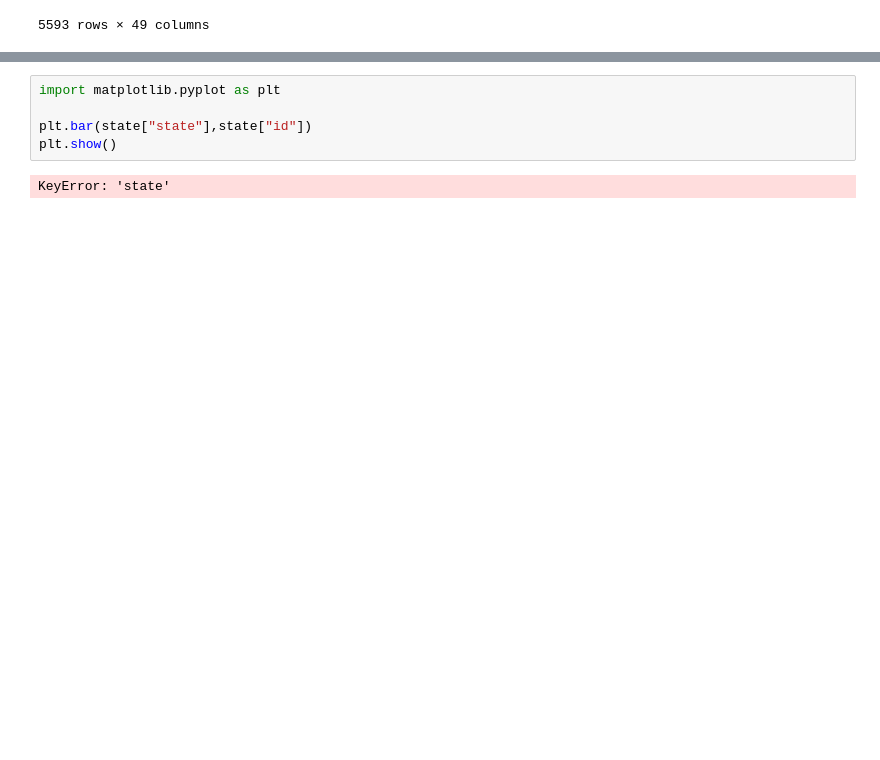
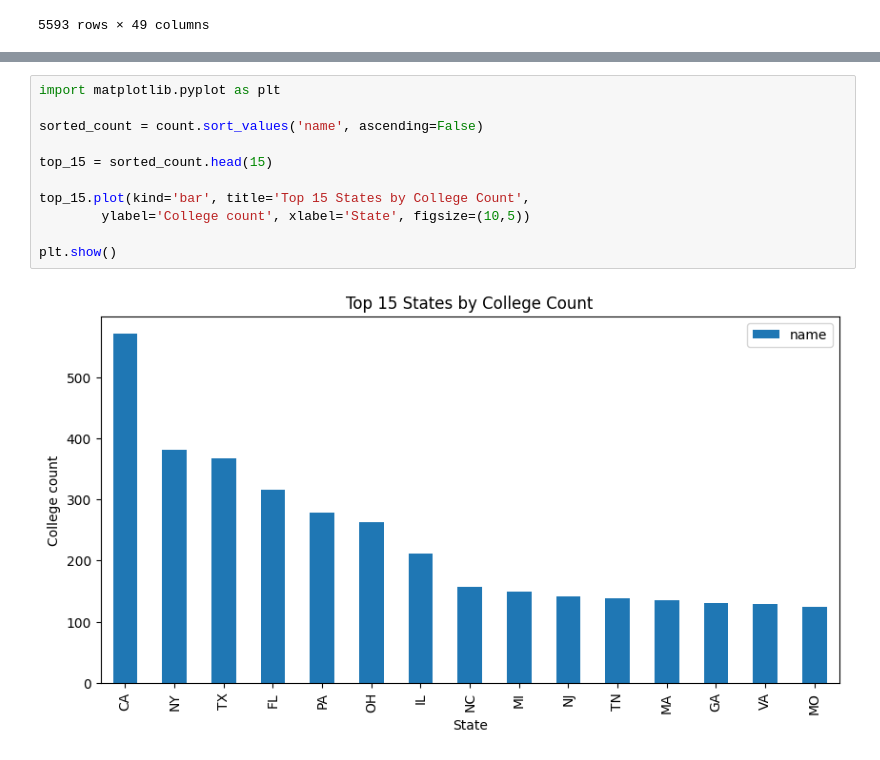
Before and after one commit to Wook22/Education_Institution_Data_Analysis, a Jupyter notebook: majors by state.ipynb, the cells around one changed output, grey strips where cells are left out. Drawn from its saved outputs; the diff is of its cells as text; blank space fills up the shorter version.

Commit message:
majors and colleges by state

```diff
--- a/test.ipynb
+++ b/majors by state.ipynb
@@ -172,7 +168,13 @@ WY       10
-# %%
-import matplotlib.pyplot as plt
-
-plt.bar(state["state"],state["id"])
-plt.show()
-# %% [output]
-KeyError: 'state'
+# %%
+import matplotlib.pyplot as plt
+
+sorted_count = count.sort_values('name', ascending=False)
+
+top_15 = sorted_count.head(15)
+
+top_15.plot(kind='bar', title='Top 15 States by College Count',
+        ylabel='College count', xlabel='State', figsize=(10,5))
+
+plt.show()
+# %% [output]
+[figure, added]
```
Also changed, not shown: parts of 3 cells of this notebook, 1 other file.
